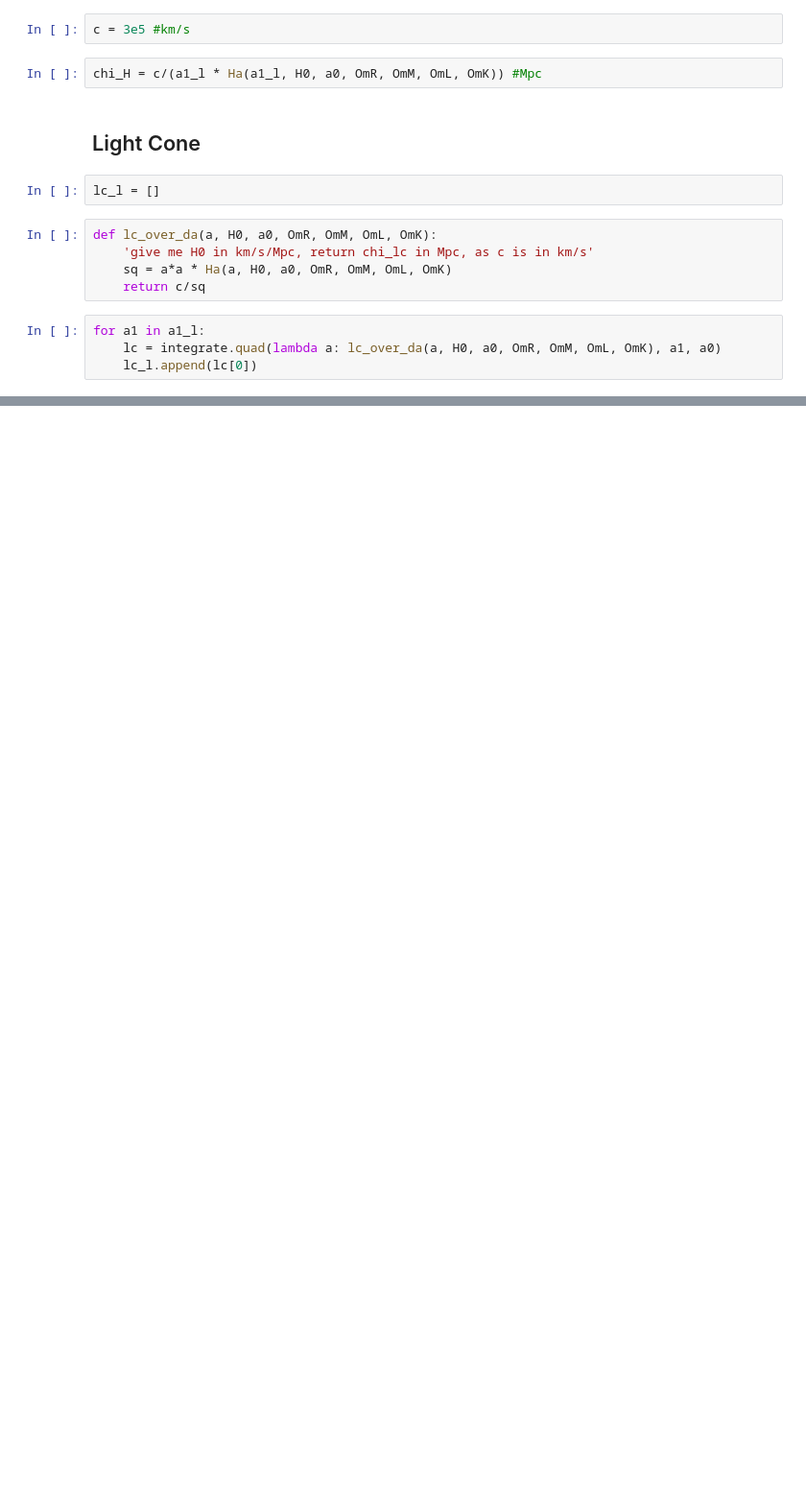
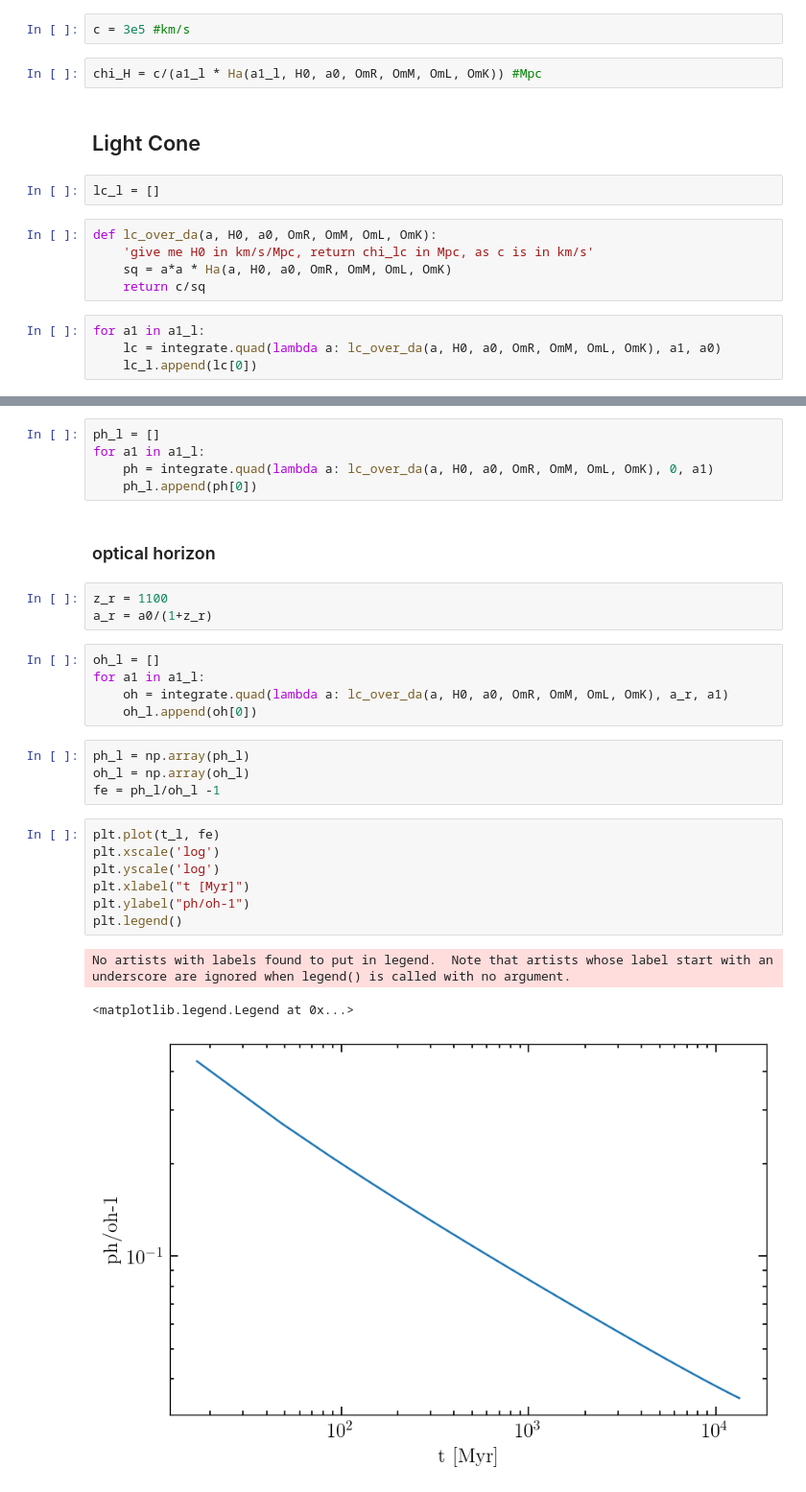
Before and after one commit to SiyiZhao/learnCosmology, a Jupyter notebook: code/expansion.ipynb, the cells around one changed output, grey strips where cells are left out. Shown at 96% size. Cells and saved outputs as stored; diff of their text form; blank space fills up the shorter version.

```diff
--- a/code/expansion.ipynb
+++ b/code/expansion.ipynb
@@ -94,0 +97,30 @@ for a1 in a1_l:
+# %%
+ph_l = []
+for a1 in a1_l:
+    ph = integrate.quad(lambda a: lc_over_da(a, H0, a0, OmR, OmM, OmL, OmK), 0, a1)
+    ph_l.append(ph[0])
+# %% [markdown]
+### optical horizon
+# %%
+z_r = 1100
+a_r = a0/(1+z_r)
+# %%
+oh_l = []
+for a1 in a1_l:
+    oh = integrate.quad(lambda a: lc_over_da(a, H0, a0, OmR, OmM, OmL, OmK), a_r, a1)
+    oh_l.append(oh[0])
+# %%
+ph_l = np.array(ph_l)
+oh_l = np.array(oh_l)
+fe = ph_l/oh_l -1
+# %%
+plt.plot(t_l, fe)
+plt.xscale('log')
+plt.yscale('log')
+plt.xlabel("t [Myr]")
+plt.ylabel("ph/oh-1")
+plt.legend()
+# %% [output]
+No artists with labels found to put in legend.  Note that artists whose label start with an underscore are ignored when legend() is called with no argument.
+<matplotlib.legend.Legend at 0x...>
+[figure, added]
```
Also changed, not shown: parts of 3 cells of this notebook, 3 other files.
